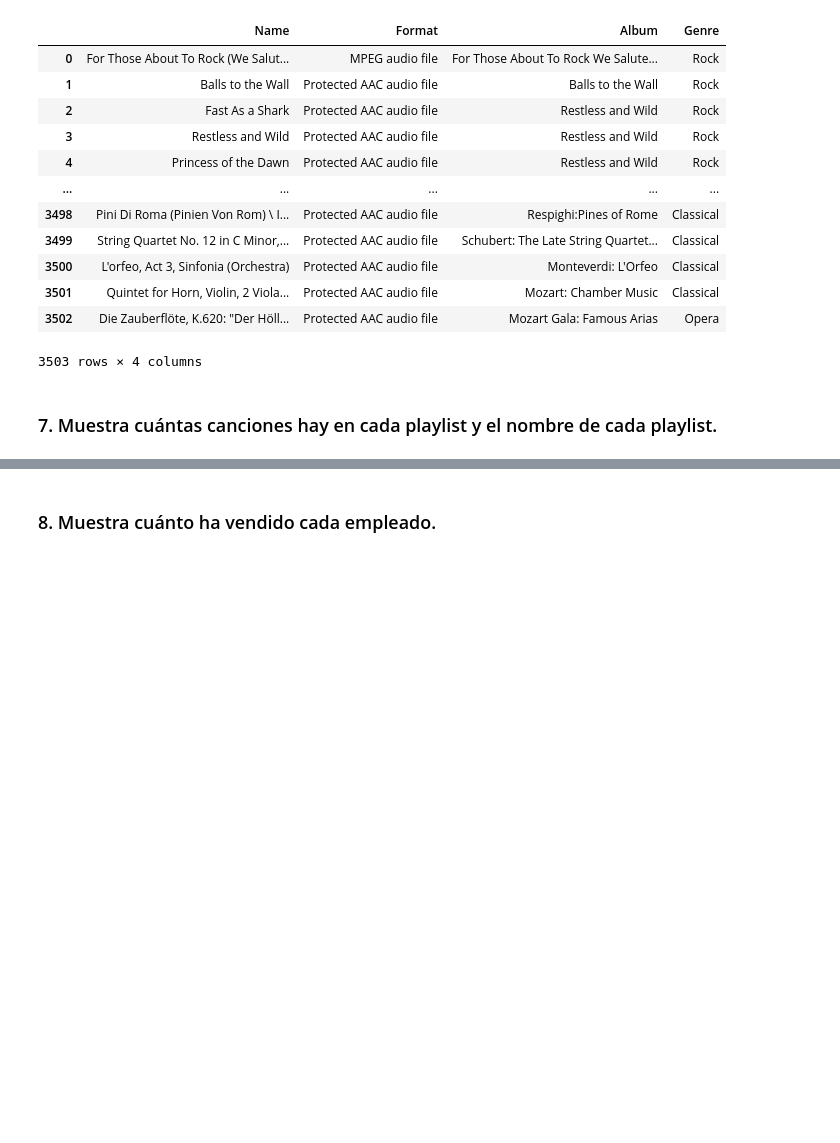
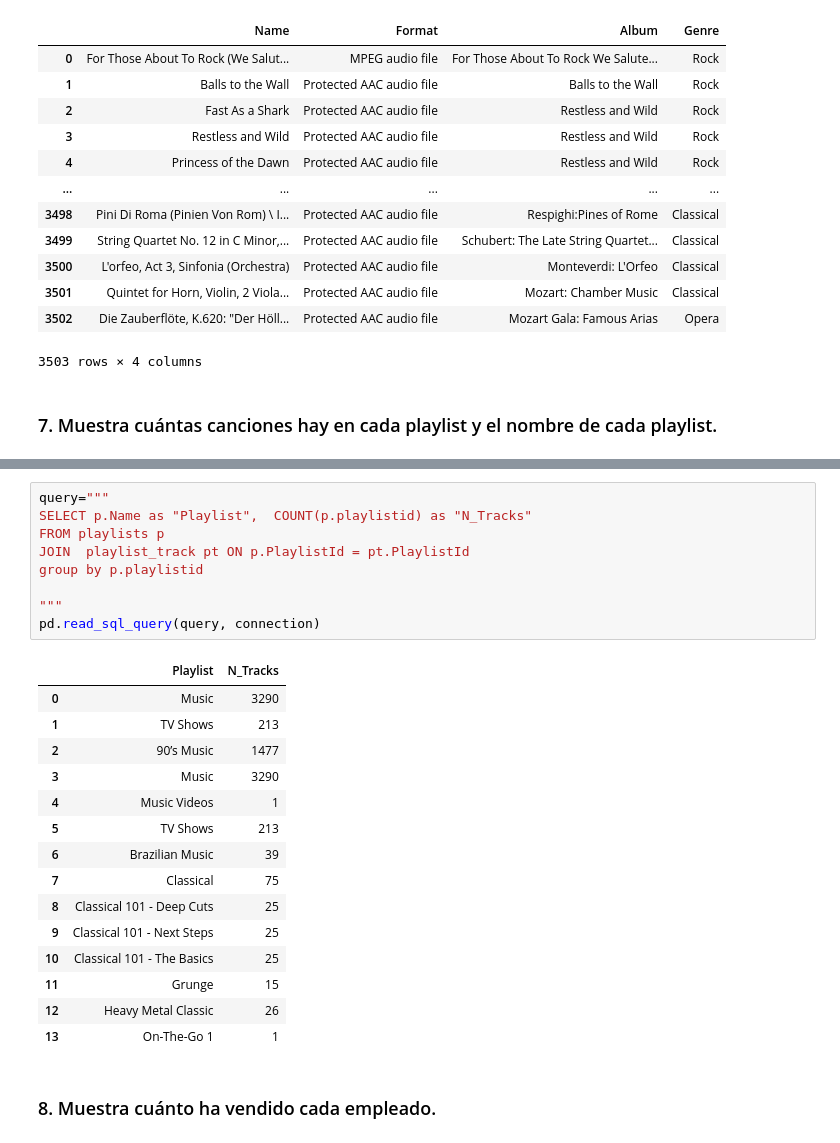
Before and after one commit to Adriagallardo/Adria-Gallardo-Thebridge, a Jupyter notebook: week5_EDA_scraping_eda_summary/day2_regex_SQL_II/SQL/Material Alumnos/SQL en Python_chinook.ipynb, the cells around one changed output, grey strips where cells are left out. Saved outputs shown, nothing was run; the diff lists cells and outputs as text; blank space fills up the shorter version.

```diff
--- a/week5_EDA_scraping_eda_summary/day2_regex_SQL_II/SQL/Material Alumnos/SQL en Python_chinook.ipynb
+++ b/week5_EDA_scraping_eda_summary/day2_regex_SQL_II/SQL/Material Alumnos/SQL en Python_chinook.ipynb
@@ -268,2 +269,27 @@ pd.read_sql_query(query, connection)
+# %%
+query="""
+SELECT p.Name as "Playlist",  COUNT(p.playlistid) as "N_Tracks"
+FROM playlists p
+JOIN  playlist_track pt ON p.PlaylistId = pt.PlaylistId
+group by p.playlistid
+
+"""
+pd.read_sql_query(query, connection)
+# %% [output]
+|  | Playlist | N_Tracks |
+| 0 | Music | 3290 |
+| 1 | TV Shows | 213 |
+| 2 | 90’s Music | 1477 |
+| 3 | Music | 3290 |
+| 4 | Music Videos | 1 |
+| 5 | TV Shows | 213 |
+| 6 | Brazilian Music | 39 |
+| 7 | Classical | 75 |
+| 8 | Classical 101 - Deep Cuts | 25 |
+| 9 | Classical 101 - Next Steps | 25 |
+| 10 | Classical 101 - The Basics | 25 |
+| 11 | Grunge | 15 |
+| 12 | Heavy Metal Classic | 26 |
+| 13 | On-The-Go 1 | 1 |
 # %% [markdown]
 ### 8.	Muestra cuánto ha vendido cada empleado.
```
Also changed, not shown: parts of 7 cells of this notebook, 9 other files.
